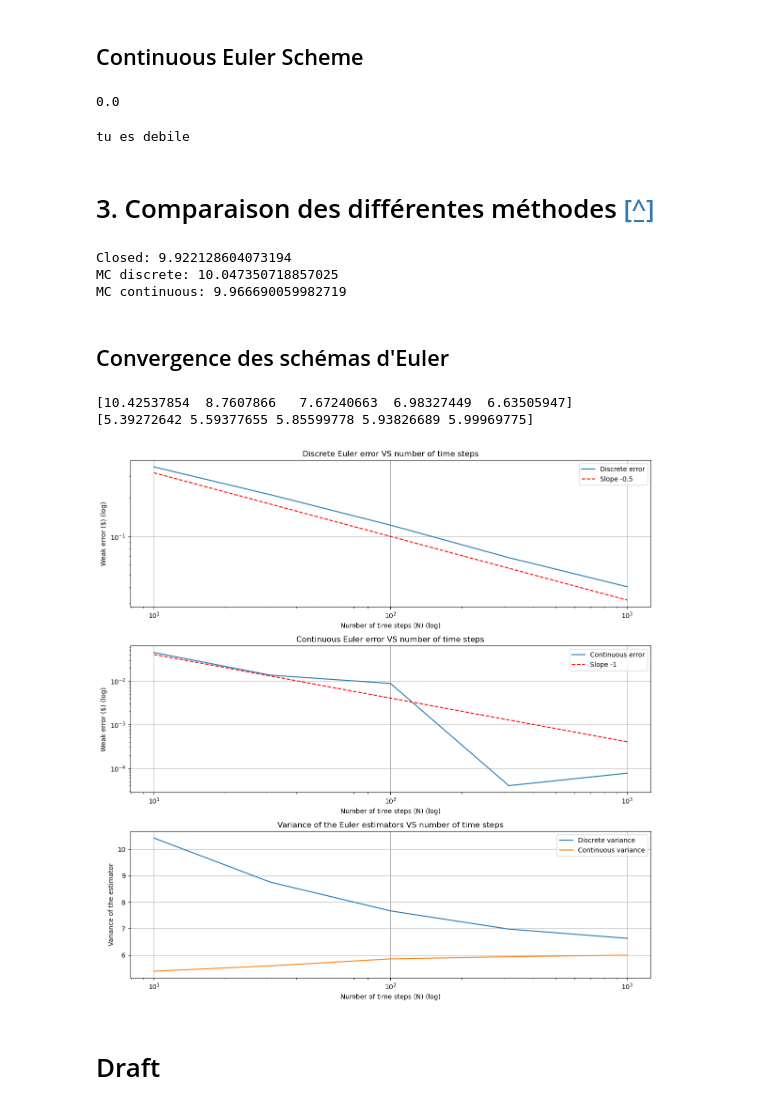
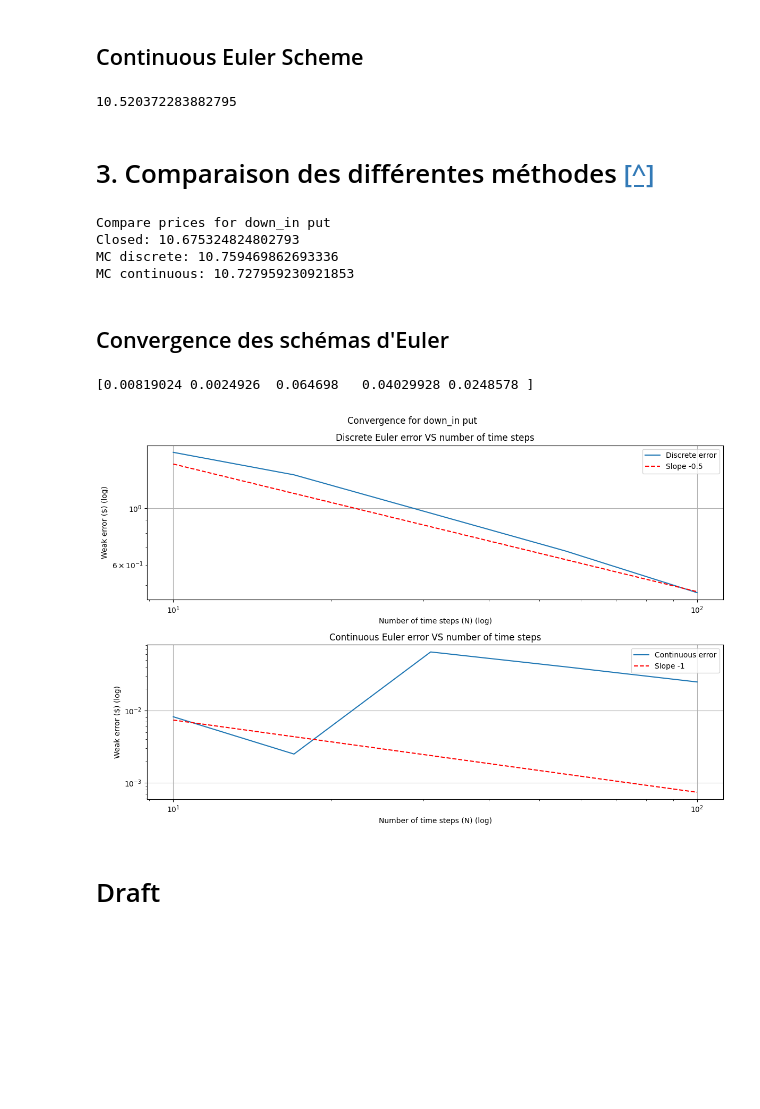
Before and after one commit to PierreArtigalaCS/MonteCarloM2MO, a Jupyter notebook: barrier_options.ipynb, the cells around one changed output. Saved outputs shown, nothing was run; the diff lists cells and outputs as text; code cells hidden in the pictures; blank space fills up the shorter version.

```diff
--- a/barrier_options.ipynb
+++ b/barrier_options.ipynb
@@ -153,11 +152,12 @@ M = 10000
 r = 0.05
 # Volatility
 sigma = 0.2
-type_option = "call"
-type_barrier = "down_out"
+direction = "down"
+knock = "in"
+type_option = "put"
 
 
-price = mc_pricer_knock_out_continuous(
+price = mc_pricer_continuous(
     x=x,
     K=K,
     B=B,
@@ -167,15 +167,12 @@ price = mc_pricer_knock_out_continuous(
     r=r,
     sigma=sigma,
     type_option=type_option,
-    type_barrier=type_barrier
+    direction=direction,
+    knock=knock,
     )
 price
 # %% [output]
-0.0
+10.520372283882795
-# %%
-print('tu es debile')
-# %% [output]
-tu es debile
 # %% [markdown]
 <a id='part3'></a>
 
@@ -196,11 +193,12 @@ r = 0.05
 # Volatility
 sigma = 0.2
 B = 120
+direction = "down"
+knock = "in"
 type_option = "put"
-type_barrier = "up_out"
 
 
-price_closed, price_mc_discrete, price_mc_continuous = compare_prices_out(
+price_closed, price_mc_discrete, price_mc_continuous = compare_prices(
     S=S,
     K=K,
     T=T,
@@ -210,51 +208,55 @@ price_closed, price_mc_discrete, price_mc_continuous = compare_prices_out(
     sigma=sigma,
     B=B,
     type_option=type_option,
-    type_barrier=type_barrier
+    direction=direction,
+    knock=knock,
 )
 
+print("Compare prices for " + direction + "_" + knock + " " + type_option)
 print("Closed:", price_closed)
 print("MC discrete:", price_mc_discrete)
 print("MC continuous:", price_mc_continuous)
 # %% [output]
-Closed: 9.922128604073194
-MC discrete: 10.047350718857025
-MC continuous: 9.966690059982719
+Compare prices for down_in put
+Closed: 10.675324824802793
+MC discrete: 10.759469862693336
+MC continuous: 10.727959230921853
 # %% [markdown]
 ## Convergence des schémas d'Euler
 # %%
 # Starting point
 S = 100
 # Strike
 K = 120
 # Time
 T = 1
 # Number of simulations
 M = 10**6
 # Risk-free interest rate
 r = 0.05
 # Volatility
 sigma = 0.2
-B = 140
-type_option = "call"
-type_barrier = "up_out"
+B = 90
+direction = "down"
+knock = "in"
+type_option = "put"
 nb_points = 5
 
-convergence_out(
+convergence(
     S=S,
     K=K,
     T=T,
     M=M,
     r=r,
     sigma=sigma,
     B=B,
     type_option=type_option,
-    type_barrier=type_barrier,
+    direction=direction,
+    knock=knock,
     nb_points=nb_points
 )
 # %% [output]
-[10.42537854  8.7607866   7.67240663  6.98327449  6.63505947]
-[5.39272642 5.59377655 5.85599778 5.93826689 5.99969775]
+[0.00819024 0.0024926  0.064698   0.04029928 0.0248578 ]
-[figure, old version]
+[figure, new version]
 # %% [markdown]
 # Draft
```
Also changed, not shown: parts of 3 cells of this notebook, 1 other file.
